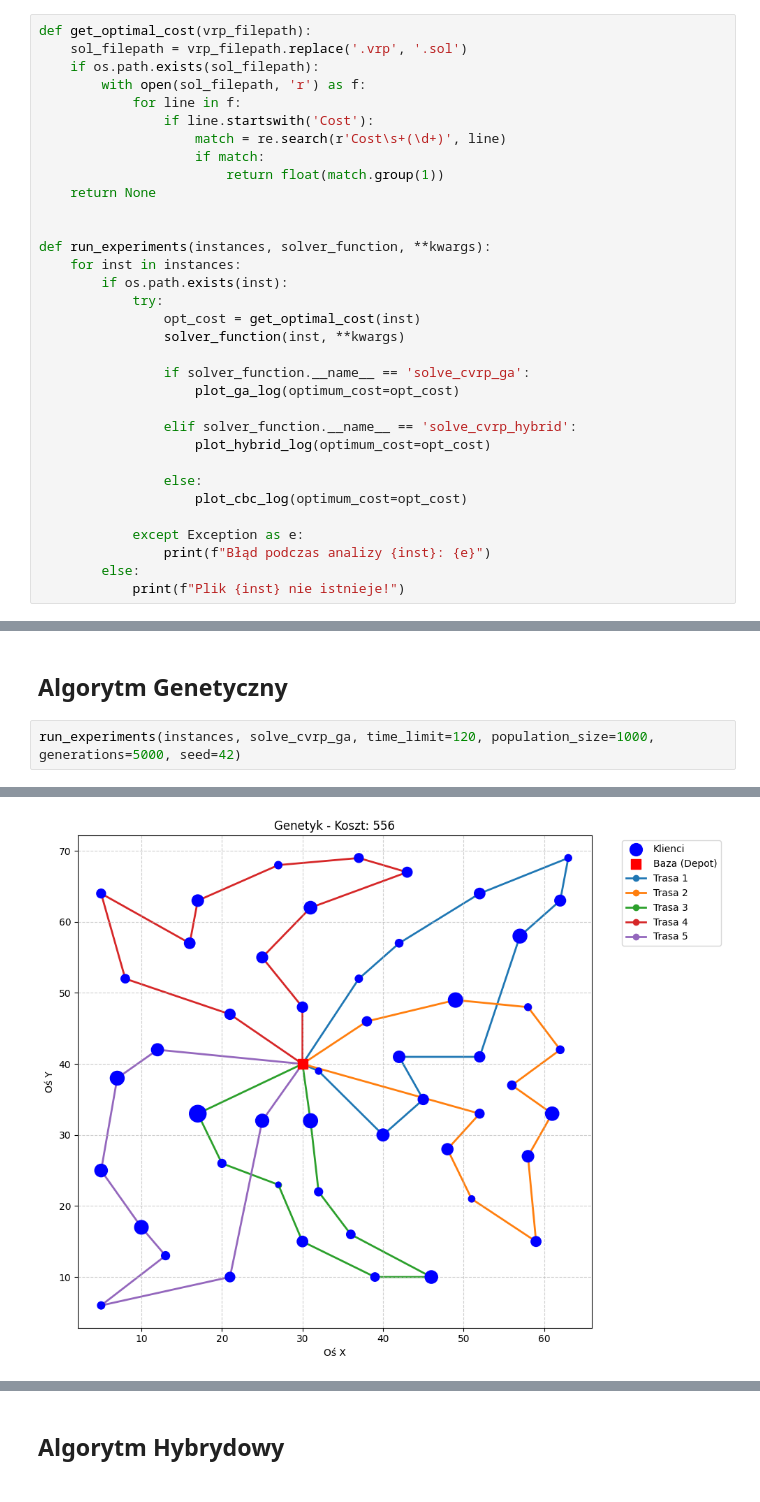
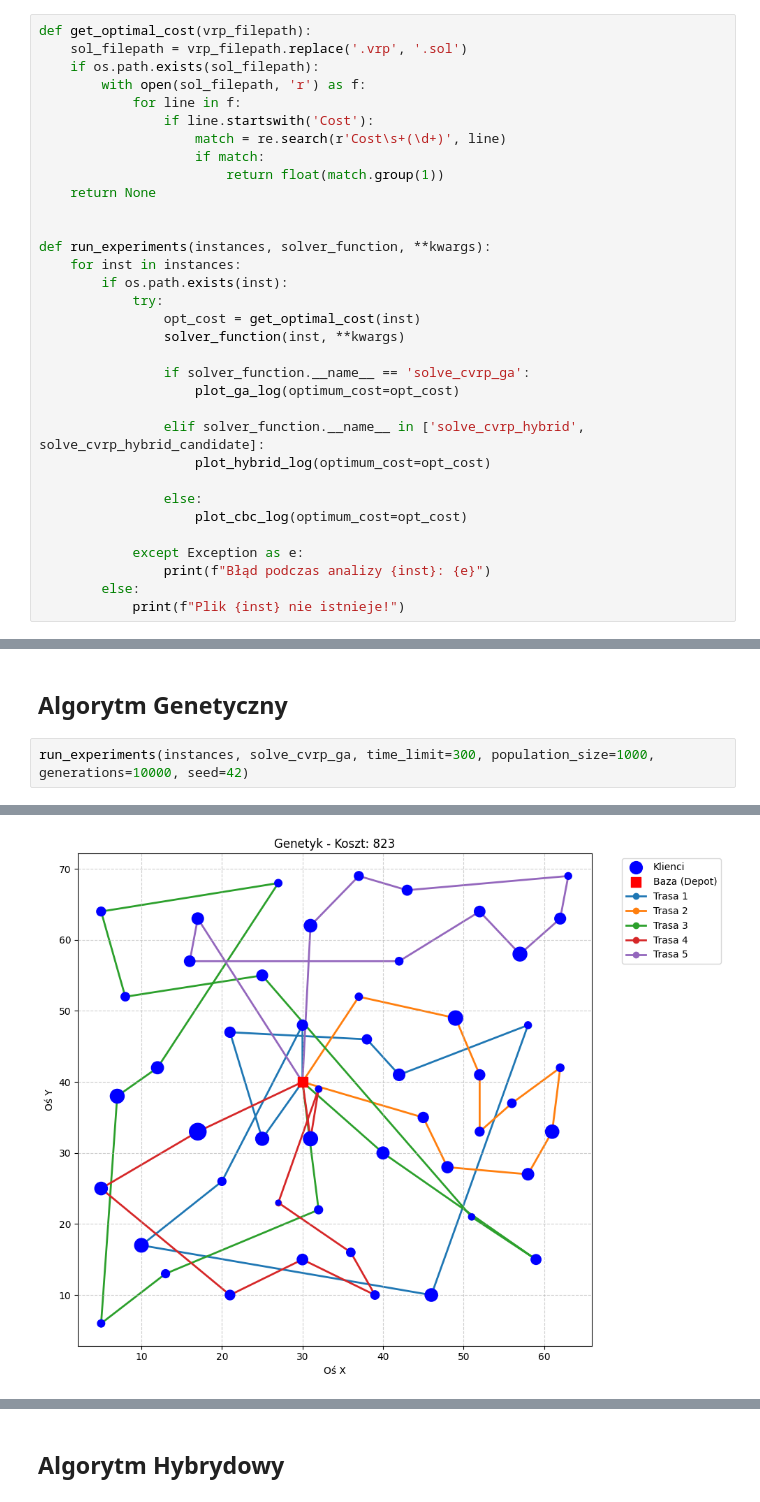
Before and after one commit to JakubRybak/Vehicle_Routing_Lp_Solver, a Jupyter notebook: projekt.ipynb, the cells around one changed output, grey strips where cells are left out. Cells and saved outputs as stored; diff of their text form.

```diff
--- a/projekt.ipynb
+++ b/projekt.ipynb
@@ -35,7 +36,7 @@ def run_experiments(instances, solver_function, **kwargs):
                 if solver_function.__name__ == 'solve_cvrp_ga':
                     plot_ga_log(optimum_cost=opt_cost)
 
-                elif solver_function.__name__ == 'solve_cvrp_hybrid':
+                elif solver_function.__name__ in ['solve_cvrp_hybrid', solve_cvrp_hybrid_candidate]:
                     plot_hybrid_log(optimum_cost=opt_cost)
 
                 else:
@@ -86,6 +87,6 @@ Zapisano statystyki eksperymentu do results\experiments.csv
 # %% [markdown]
 ## Algorytm Genetyczny
 # %%
-run_experiments(instances, solve_cvrp_ga, time_limit=120, population_size=1000, generations=5000, seed=42)
+run_experiments(instances, solve_cvrp_ga, time_limit=300, population_size=1000, generations=10000, seed=42)
 # %% [output]
 Wczytano 50 klientów, depot: 1, pojemność: 160, maks. ciężarówek: 5
@@ -98,2 +99,2 @@ Routes: [[1, 47, 6, 39, 12, 17, 21, 36, 37, 4, 23, 2, 1], [1, 10, 50, 11, 40, 31
 Zapisano statystyki eksperymentu do results\experiments.csv
-[figure, old version]
+[figure, new version]
```
Also changed, not shown: parts of 7 cells of this notebook, 3 other files.
